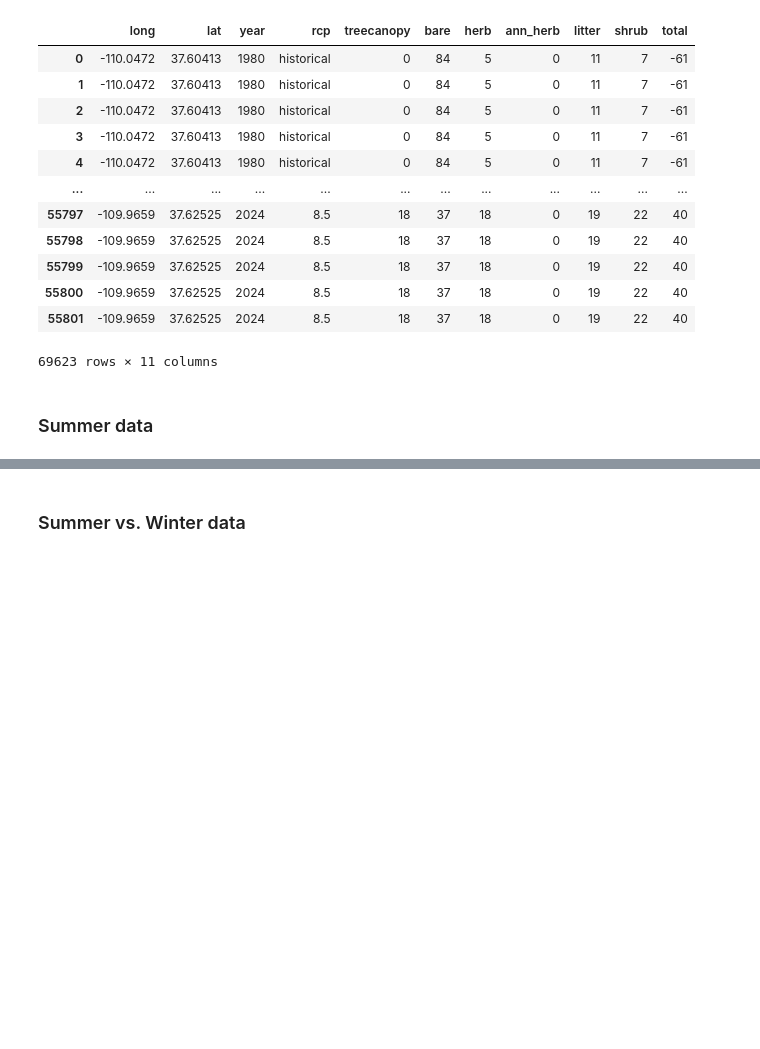
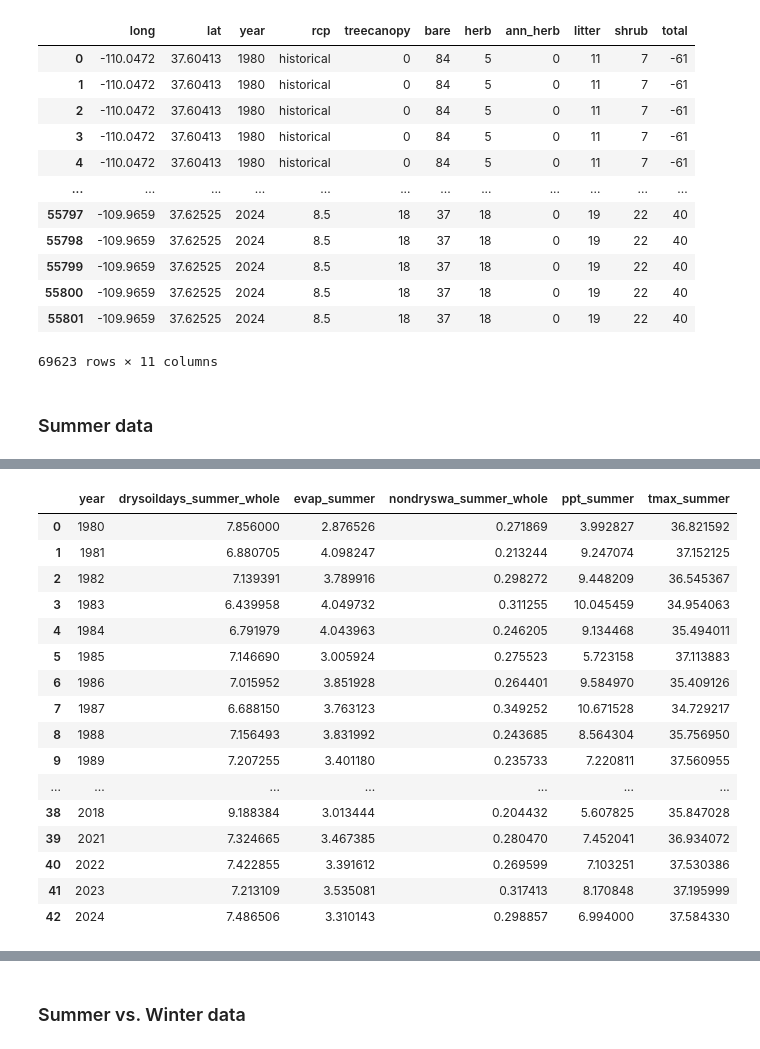
Before and after one commit to hannah-hana-kim/DSAN-Scholarship, a Jupyter notebook: random.ipynb, the cells around one changed output, grey strips where cells are left out. Saved outputs shown, nothing was run; the diff lists cells and outputs as text; code cells hidden in the pictures; blank space fills up the shorter version.

```diff
--- a/random.ipynb
+++ b/random.ipynb
@@ -164,0 +162,27 @@ summer
+# %%
+# drop the long and lat columns
+summer_copy = summer.copy()
+summer_copy = summer.drop(['long', 'lat', 'rcp'], axis=1)
+
+# group by year and get the mean values for each year
+summer_copy = summer_copy.groupby(['year']).mean().reset_index()
+
+summer_copy
+# %% [output]
+|  | year | drysoildays_summer_whole | evap_summer | nondryswa_summer_whole | ppt_summer | tmax_summer |
+| 0 | 1980 | 7.856000 | 2.876526 | 0.271869 | 3.992827 | 36.821592 |
+| 1 | 1981 | 6.880705 | 4.098247 | 0.213244 | 9.247074 | 37.152125 |
+| 2 | 1982 | 7.139391 | 3.789916 | 0.298272 | 9.448209 | 36.545367 |
+| 3 | 1983 | 6.439958 | 4.049732 | 0.311255 | 10.045459 | 34.954063 |
+| 4 | 1984 | 6.791979 | 4.043963 | 0.246205 | 9.134468 | 35.494011 |
+| 5 | 1985 | 7.146690 | 3.005924 | 0.275523 | 5.723158 | 37.113883 |
+| 6 | 1986 | 7.015952 | 3.851928 | 0.264401 | 9.584970 | 35.409126 |
+| 7 | 1987 | 6.688150 | 3.763123 | 0.349252 | 10.671528 | 34.729217 |
+| 8 | 1988 | 7.156493 | 3.831992 | 0.243685 | 8.564304 | 35.756950 |
+| 9 | 1989 | 7.207255 | 3.401180 | 0.235733 | 7.220811 | 37.560955 |
+| ... | ... | ... | ... | ... | ... | ... |
+| 38 | 2018 | 9.188384 | 3.013444 | 0.204432 | 5.607825 | 35.847028 |
+| 39 | 2021 | 7.324665 | 3.467385 | 0.280470 | 7.452041 | 36.934072 |
+| 40 | 2022 | 7.422855 | 3.391612 | 0.269599 | 7.103251 | 37.530386 |
+| 41 | 2023 | 7.213109 | 3.535081 | 0.317413 | 8.170848 | 37.195999 |
+| 42 | 2024 | 7.486506 | 3.310143 | 0.298857 | 6.994000 | 37.584330 |
```
Also changed, not shown: parts of 18 cells of this notebook, 1 other file.
